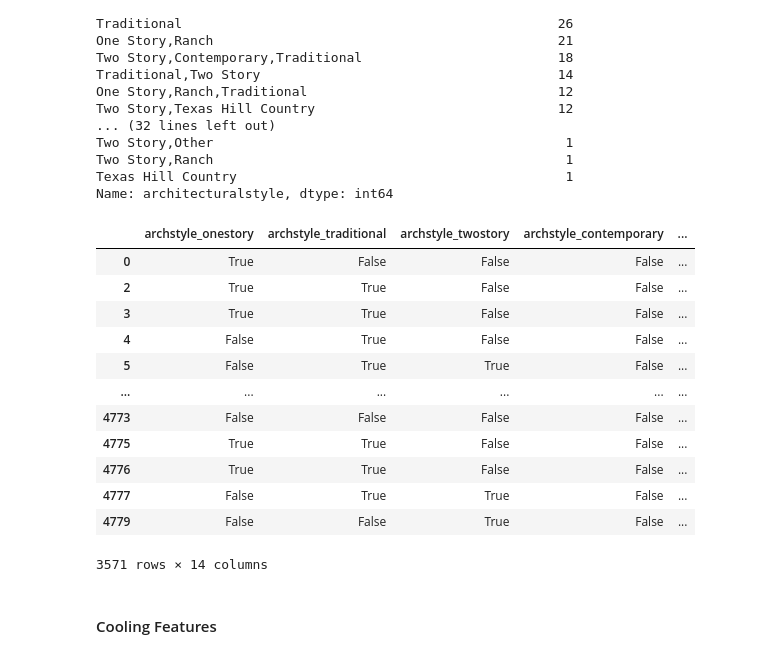
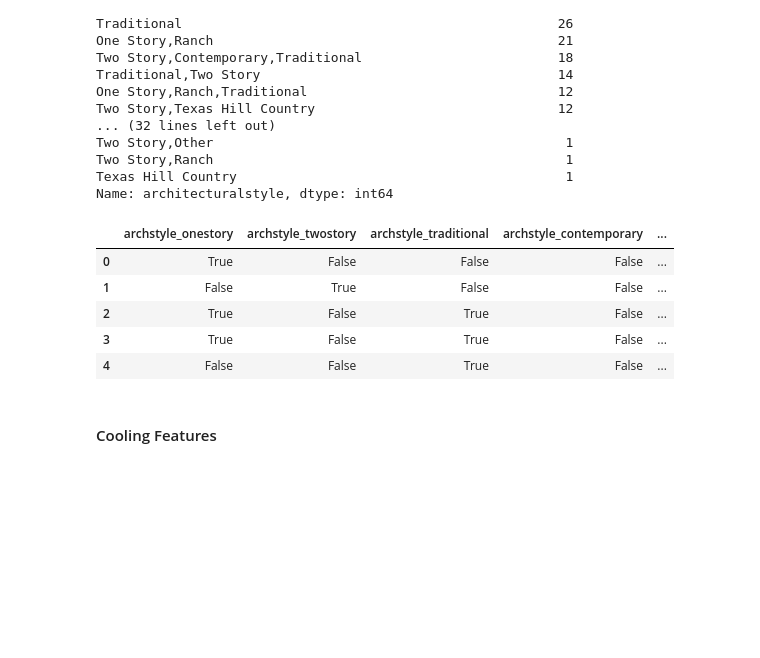
Before and after one commit to bensmith07/new_construction, a Jupyter notebook: prep_notebook.ipynb, the cells around one changed output. Saved outputs shown, nothing was run; the diff lists cells and outputs as text; code cells hidden in the pictures; blank space fills up the shorter version.

```diff
--- a/prep_notebook.ipynb
+++ b/prep_notebook.ipynb
@@ -580,7 +531,6 @@ sale_df['built_last_two_years'] = sale_df.years_since_build <= 1
 # %% [markdown]
 #### Price per SqFt
 # %%
-sale_df['originallistprice_persqft'] = round(sale_df.originallistprice / sale_df.livingarea, 0)
-rent_df['originallistprice_persqft'] = round(rent_df.originallistprice / rent_df.livingarea, 2)
-rent_df['totalactualrent_persqft'] = round(rent_df.totalactualrent / rent_df.livingarea, 2)
+# price per SqFt
+df['originallistprice_persqft'] = round(df.originallistprice / df.livingarea, 0)
 # %%
@@ -756,6 +656,10 @@ array(['Central,Natural Gas', 'Central,Electric',
 # create boolean columns for each listed heating feature
 
 def get_unique_heating_features(df):
+    '''
+    takes in the original "heating" feature that lists multiple attributes in one column,
+    separates the individual attributes and returns a list of unique attributes
+    '''
     heating_features = ''
     for feature in df.heating.unique():
         heating_features += (feature + ',')
@@ -764,9 +668,7 @@ def get_unique_heating_features(df):
     heating_features = heating_features[heating_features != '']
     return heating_features
 
-for feature in get_unique_heating_features(sale_df):
-    sale_df[f'heating_{feature.lower().replace(" ", "")}'] = sale_df.heating.str.contains(feature)
-
-for feature in get_unique_heating_features(rent_df):
-    rent_df[f'heating_{feature.lower().replace(" ", "")}'] = rent_df.heating.str.contains(feature)
+# apply the function above for each unique attribute to create the new boolean features
+for feature in get_unique_heating_features(df):
+    df[f'heating_{feature.lower().replace(" ", "")}'] = df.heating.str.contains(feature)
 # %%
@@ -792,7 +683,6 @@ rent_df[[f'heating_{feature.lower().replace(" ", "")}'
 # %%
 # drop original "heating" column
-sale_df = sale_df.drop(columns=['heating'])
-rent_df = rent_df.drop(columns=['heating'])
+df = df.drop(columns=['heating'])
 # %% [markdown]
 #### Architectural Style Features
 # %%
@@ -818,7 +708,12 @@ Name: architecturalstyle, dtype: int64
 # %%
 # creating a boolean column for each of the listed architectural style features
 
+# a one-time-use function
 def get_unique_archstyle_features(df):
+    '''
+    takes in the original "architecturalstyle" column that lists multiple attributes in one column,
+    separates the individual attributes and returns a list of unique attributes
+    '''
     archstyle_features = ''
     for feature in df.architecturalstyle.unique():
         archstyle_features += (feature + ',')
@@ -827,26 +722,18 @@ def get_unique_archstyle_features(df):
     archstyle_features = archstyle_features[archstyle_features != '']
     return archstyle_features
 
+# for each unique attribute, create a boolean column indicating whether the
+# # architectural style column contains that attribute
 for feature in get_unique_archstyle_features(df):
-    sale_df[f'archstyle_{feature.lower().replace(" ", "")}'] = sale_df.architecturalstyle.str.contains(feature)
-
-for feature in get_unique_archstyle_features(df):
-    rent_df[f'archstyle_{feature.lower().replace(" ", "")}'] = rent_df.architecturalstyle.str.contains(feature)
+    df[f'archstyle_{feature.lower().replace(" ", "")}'] = df.architecturalstyle.str.contains(feature)
 # %%
-sale_df[[f'archstyle_{feature.lower().replace(" ", "")}' for feature in get_unique_archstyle_features(sale_df)]]
+df[[f'archstyle_{feature.lower().replace(" ", "")}' for feature in get_unique_archstyle_features(df)]].head()
 # %% [output]
-|  | archstyle_onestory | archstyle_traditional | archstyle_twostory | archstyle_contemporary | ... |
+|  | archstyle_onestory | archstyle_twostory | archstyle_traditional | archstyle_contemporary | ... |
 | 0 | True | False | False | False | ... |
-| 2 | True | True | False | False | ... |
-| 3 | True | True | False | False | ... |
-| 4 | False | True | False | False | ... |
-| 5 | False | True | True | False | ... |
-| ... | ... | ... | ... | ... | ... |
-| 4773 | False | False | False | False | ... |
-| 4775 | True | True | False | False | ... |
-| 4776 | True | True | False | False | ... |
-| 4777 | False | True | True | False | ... |
-| 4779 | False | False | True | False | ... |
+| 1 | False | True | False | False | ... |
+| 2 | True | False | True | False | ... |
+| 3 | True | False | True | False | ... |
+| 4 | False | False | True | False | ... |
-3571 rows × 14 columns
 # %%
 # drop the original architecturalstyle column
```
Also changed, not shown: parts of 63 cells of this notebook, 11 other files.
